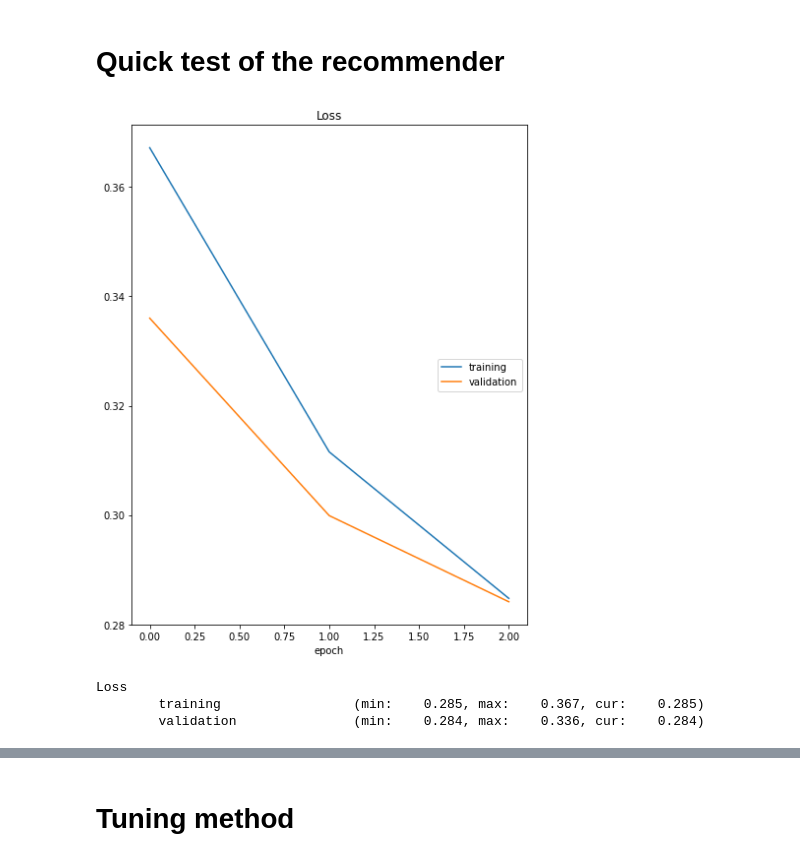
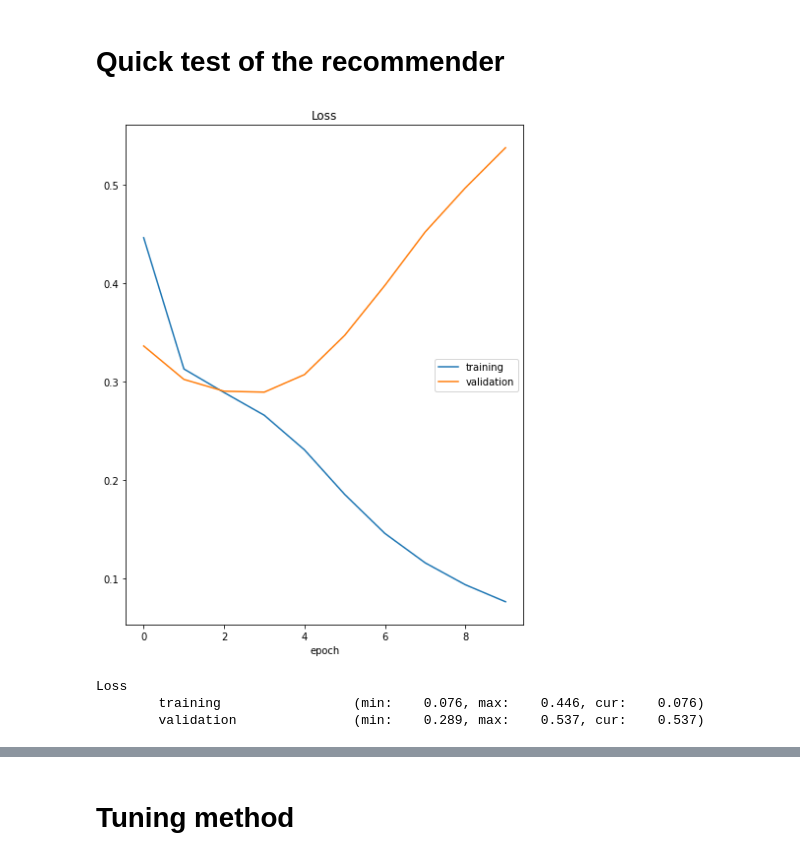
Before and after one commit to C7A7A/hotel-recommender-neural-network, a Jupyter notebook: project_2_recommender_and_evaluation.ipynb, the cells around one changed output, grey strips where cells are left out. Drawn from its saved outputs; the diff is of its cells as text; code cells hidden in the pictures.

Commit message:
more tuning, NeuMFModel, user_features (one-hot, avg bucketing), prepare hybrid Recommender

```diff
--- a/project_2_recommender_and_evaluation.ipynb
+++ b/project_2_recommender_and_evaluation.ipynb
@@ -134,0 +180,34 @@ display(HTML(users_df.loc[users_df['user_id'].isin([706, 1736, 7779, 96, 1, 50,
+# %%
+### AVERAGE BUCKETING ###
+
+length_of_stay_avg = {
+    '[0-1]': 0.5, '[2-3]': 2.5,'[4-7]': 5.5,'[8-inf]': 9
+}
+
+room_segment_avg = {
+    '[0-160]': 80, '[160-260]': 210,'[260-360]': 310,'[360-500]': 430,'[500-900]': 700
+}
+
+n_people_avg = {
+    '[1-1]': 1, '[2-2]': 2,'[3-4]': 3.5,'[5-inf]': 5
+}
+
+def prepare_users_df_bucketing(interactions_df):
+    interactions_df_copy = interactions_df.copy()
+
+    users_df = pd.DataFrame(dtype=float)
+    users_df = interactions_df_copy.loc[:, ["user_id", "length_of_stay_bucket", "room_segment", "n_people_bucket"]]
+    # without astype(float) -> data type of column is category and it's impossible to use aggregate funcions
+    users_df.loc[:, 'length_of_stay_bucket'] = users_df['length_of_stay_bucket'].map(length_of_stay_avg).astype(float)
+    users_df.loc[:, 'room_segment'] = users_df['room_segment'].map(room_segment_avg).astype(float)
+    users_df.loc[:, 'n_people_bucket'] = users_df['n_people_bucket'].map(n_people_avg).astype(float)
+
+    users_df = users_df.groupby('user_id').mean().reset_index()
+    user_features = list(users_df.columns)
+
+    return users_df, user_features
+
+users_df, user_features = prepare_users_df_bucketing(interactions_df)
+
+print(user_features)
+display(users_df)
@@ -633,13 +1087,13 @@ class MLPModel(nn.Module):
 items_df = interactions_df.loc[:, ['item_id'] + base_item_features].drop_duplicates()
 # %%
 # Fit method
-nn_recommender = NNRecommender(print_train)
+nn_recommender = NNRecommender(model_to_use="NeuMFModel")
 nn_recommender.fit(interactions_df, None, None)
 # %% [output]
-[figure, old version]
+[figure, new version]
 Loss
-        training                 (min:    0.285, max:    0.367, cur:    0.285)
-        validation               (min:    0.284, max:    0.336, cur:    0.284)
+        training                 (min:    0.076, max:    0.446, cur:    0.076)
+        validation               (min:    0.289, max:    0.537, cur:    0.537)
 # %%
 # Recommender method
 
```
Also changed, not shown: parts of 21 cells of this notebook.
